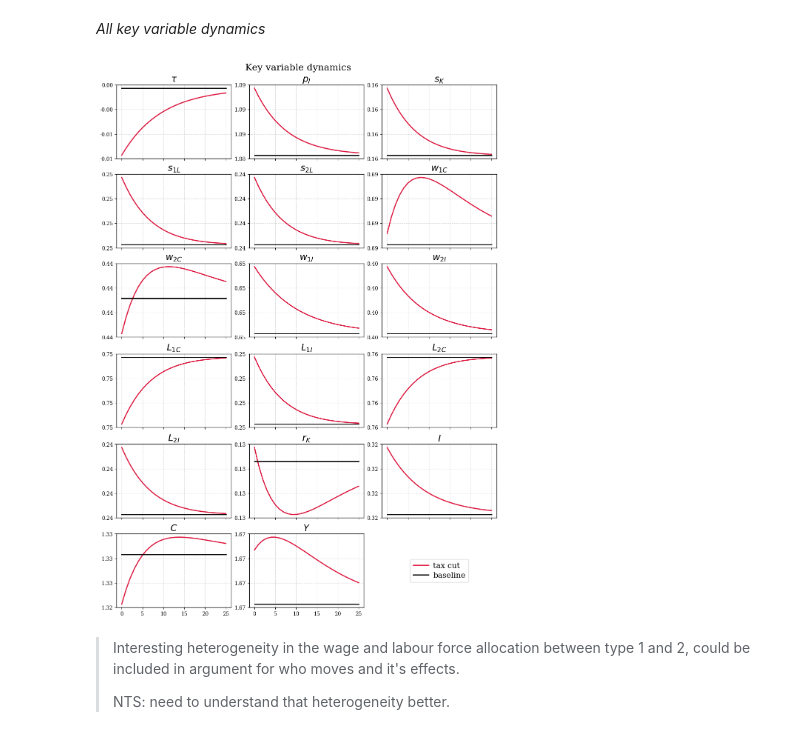
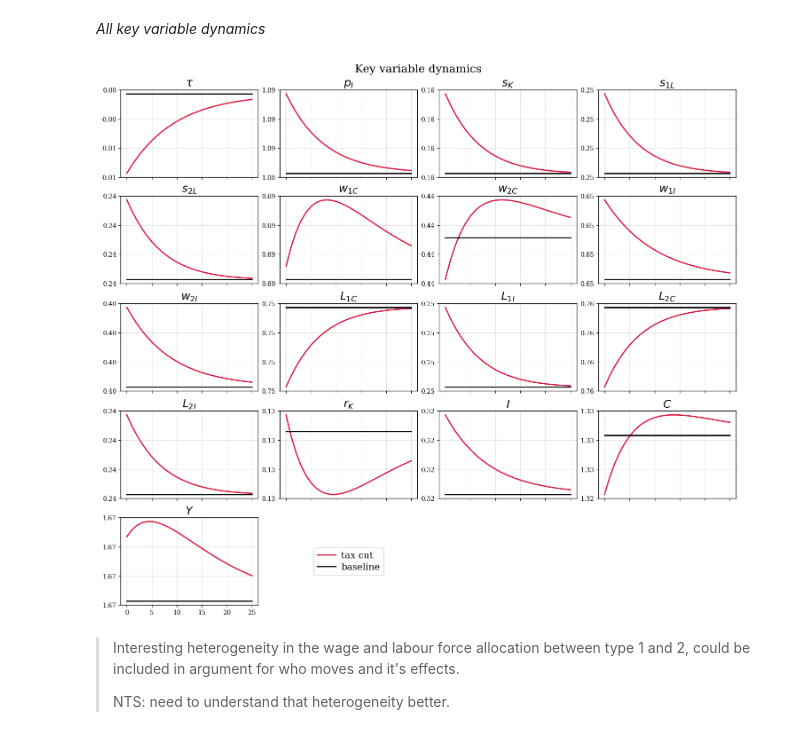
Before and after one commit to cfn368/ba_capinc, a Jupyter notebook: 2_dynamic_model.ipynb, the cells around one changed output. Drawn from its saved outputs; the diff is of its cells as text; code cells hidden in the pictures.

```diff
--- a/2_dynamic_model.ipynb
+++ b/2_dynamic_model.ipynb
@@ -48,0 +12,18 @@ plt.show()
+# %%
+# 1. link to molde
+m = CapIncModel()
+ss0 = m.solve_steady_state(tau=0.0)
+
+# 2. get tau path
+net_long, tau_long, dlog_net_long, tauT = shocks.temp_tc(
+    T=25, tau_ss=0.0, size=0.01,
+    decay=0.10, tail=50, tau_terminal=None
+)
+
+# 3. simulate
+sim_raw = m.solve_transition(tau_path=tau_long, tau_terminal=tauT)
+
+# 4. plot wealth effects
+fig, (ax1, ax2), ss, sim = build_output.welfare_effects(
+    m, sim_raw, tau_long, dlog_net_long,
+    T=25, tail=50, tau_ss=0.0)
@@ -123,32 +119,36 @@ plt.show()
 # %% [markdown]
 *All key variable dynamics*
 # %%
-# pack everything
 T_plot = 25
 sl = slice(0, T_plot + 1)
 
-# truncate sims + ls first
-sim1p = {k: (np.asarray(v)[sl] if isinstance(v, (list, np.ndarray)) and len(np.asarray(v)) >= T_plot+1 else v)
-        for k, v in sim1.items()}
-sim2p = {k: (np.asarray(v)[sl] if isinstance(v, (list, np.ndarray)) and len(np.asarray(v)) >= T_plot+1 else v)
-        for k, v in sim2.items()}
-ls1p  = {k: np.asarray(v)[sl] for k, v in ls1.items()}
-ls2p  = {k: np.asarray(v)[sl] for k, v in ls2.items()}
+def trunc_pack(sim, ls):
+    S = {**sim, **ls}
+    out = {}
+    for k, v in S.items():
+        a = np.asarray(v)
+        out[k] = a[sl] if a.ndim >= 1 and len(a) >= (T_plot + 1) else v
+    return out
 
-# pack everything (PLOTTED versions)
-S1 = {**sim1p, **ls1p}
-S2 = {**sim2p, **ls2p}
+S1 = trunc_pack(sim1, ls1)
+S2 = trunc_pack(sim2, ls2)
 
+# choose/order keys (edit freely)
 keys = [
-    "tau","pI",
+    "tau",'pI',
     "sK","s1","s2",
     "w1C","w2C","w1I","w2I",
     "L1C","L1I","L2C","L2I",
     "rC_gross","I","C","Y"
 ]
+T = min(
+    len(np.asarray(S1[keys[0]])),
+    len(np.asarray(S2[keys[0]])),
+)
+h = np.arange(T)
 
-T = min(len(np.asarray(S1[keys[0]])), len(np.asarray(S2[keys[0]])))  # should be T_plot+1
-h = np.arange(T)
+ncols = 4
+nrows = math.ceil(len(keys) / ncols)
 
 fig, axes = plt.subplots(
     nrows, ncols,
@@ -174,34 +174,34 @@ for ax in axes:
     ax.tick_params(axis="x", labelsize=10)
 
 
 # hide any unused panels
 for j in range(len(keys), len(axes)):
     axes[j].set_axis_off()
 
 # one legend for the whole figure
 axes[0].plot([], [], lw=2, color="crimson", label="tax cut")
 axes[0].plot([], [], lw=2, color="k",  label="baseline")
 
 first_empty = len(keys)
 
 # 2) turn all unused axes off
 for j in range(first_empty, len(axes)):
     axes[j].set_axis_off()
 
 # 3) use the first empty one to host the legend
 if first_empty < len(axes):
     ax_leg = axes[first_empty]
     ax_leg.set_axis_off()
 
     # proxy handles (clean + independent of what's plotted)
     h1 = plt.Line2D([0], [0], color="crimson", lw=2)
     h2 = plt.Line2D([0], [0], color="k",  lw=2)
 
     ax_leg.legend([h1, h2], ["tax cut", "baseline"], loc="center", frameon=True)
 
 plt.show()
 # %% [output]
-[figure, old version]
+[figure, new version]
 # %% [markdown]
 > Interesting heterogeneity in the wage and labour force allocation between type 1 and 2, could be included in argument for who moves and it's effects.
 >
```
Also changed, not shown: parts of 7 cells of this notebook, 10 other files.
